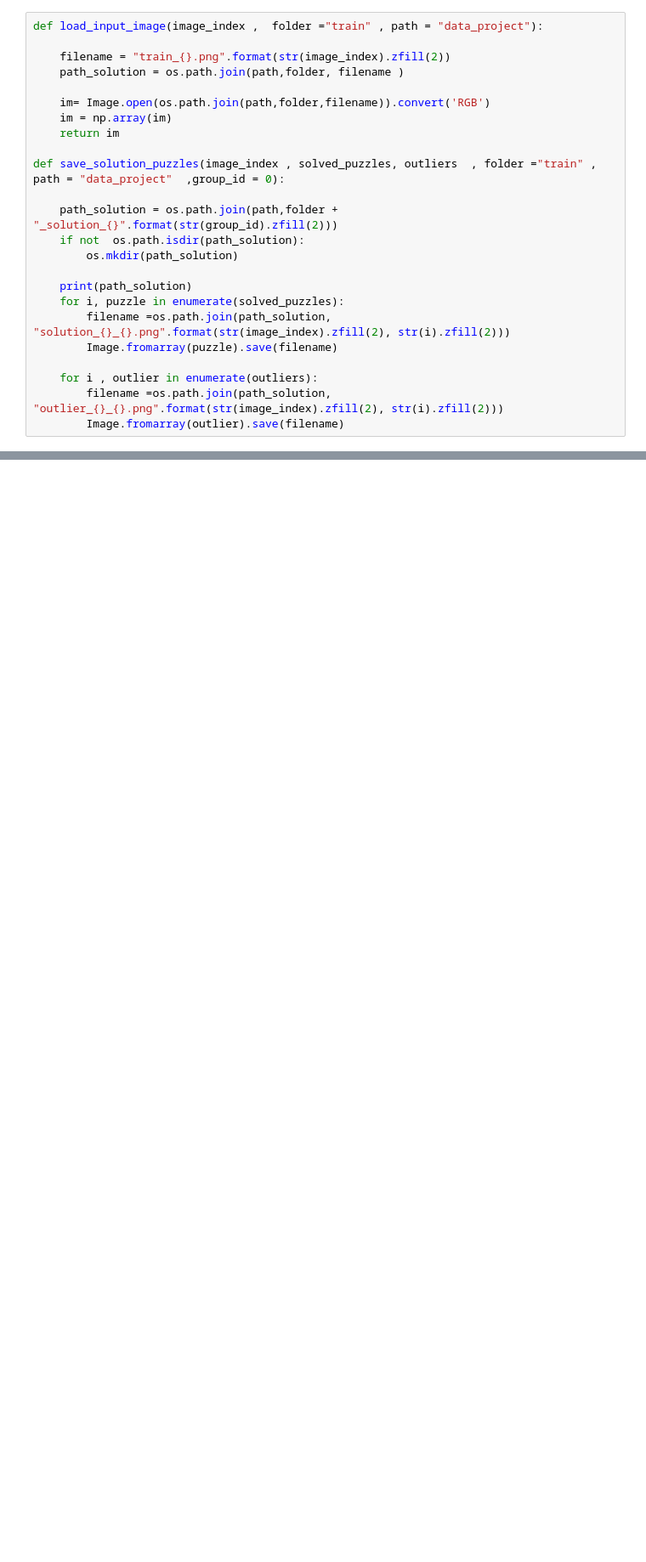
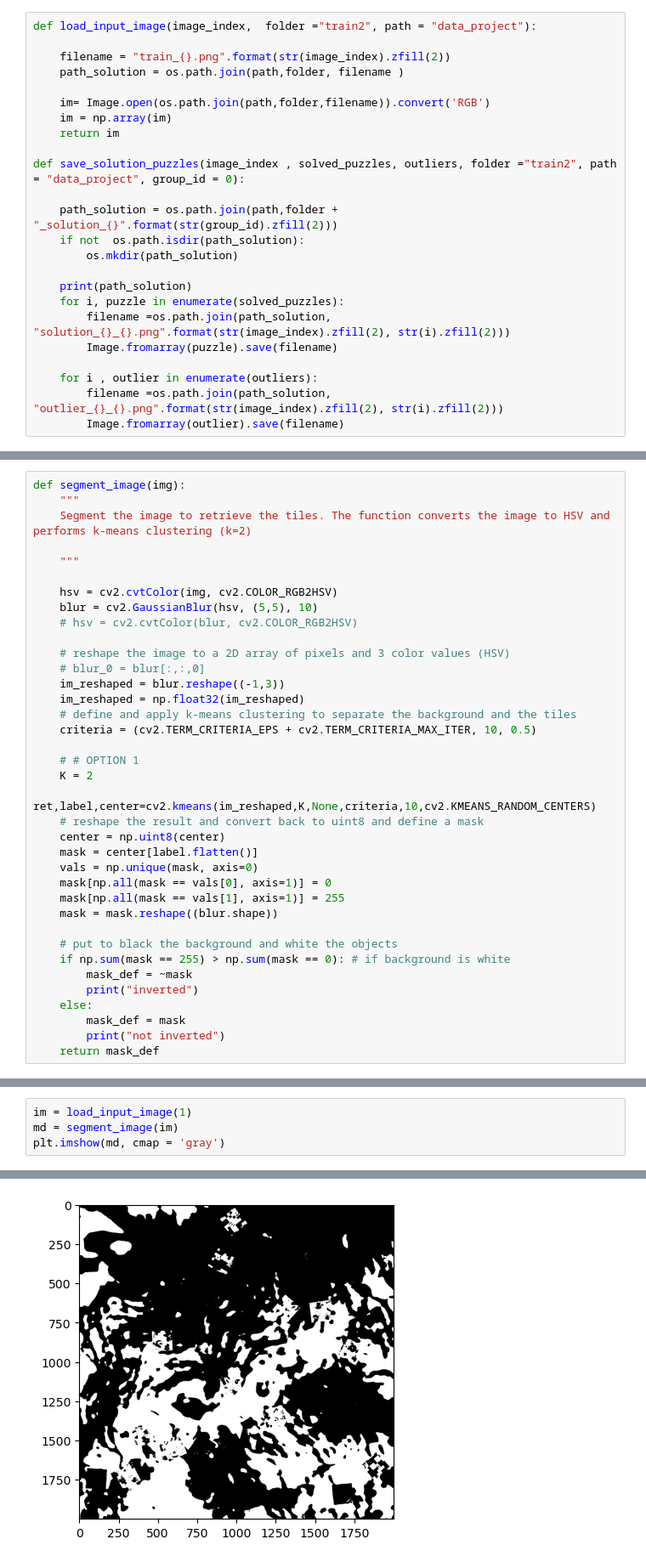
Before and after one commit to lindadelacombaz/iapr-2023, a Jupyter notebook: project copy.ipynb, the cells around one changed output, grey strips where cells are left out. Shown at 85% size. Saved outputs shown, nothing was run; the diff lists cells and outputs as text; blank space fills up the shorter version.

Commit message:
Updated tiles extraction

```diff
--- a/project copy.ipynb
+++ b/project copy.ipynb
@@ -202,7 +200,7 @@ import cv2
 import numpy as np
 import matplotlib.pyplot as plt
 # %%
-def load_input_image(image_index ,  folder ="train" , path = "data_project"):
+def load_input_image(image_index,  folder ="train2", path = "data_project"):
 
     filename = "train_{}.png".format(str(image_index).zfill(2))
     path_solution = os.path.join(path,folder, filename )
@@ -211,7 +209,7 @@ def load_input_image(image_index ,  folder ="train" , path = "data_project"):
     im = np.array(im)
     return im
 
-def save_solution_puzzles(image_index , solved_puzzles, outliers  , folder ="train" , path = "data_project"  ,group_id = 0):
+def save_solution_puzzles(image_index , solved_puzzles, outliers, folder ="train2", path = "data_project", group_id = 0):
 
     path_solution = os.path.join(path,folder + "_solution_{}".format(str(group_id).zfill(2)))
     if not  os.path.isdir(path_solution):
@@ -227,0 +277,37 @@ def save_solution_puzzles(image_index , solved_puzzles, outliers  , folder ="tra
+# %%
+def segment_image(img):
+    """
+    Segment the image to retrieve the tiles. The function converts the image to HSV and performs k-means clustering (k=2)
+
+    """
+
+    hsv = cv2.cvtColor(img, cv2.COLOR_RGB2HSV)
+    blur = cv2.GaussianBlur(hsv, (5,5), 10)
+    # hsv = cv2.cvtColor(blur, cv2.COLOR_RGB2HSV)
+
+    # reshape the image to a 2D array of pixels and 3 color values (HSV)
+    # blur_0 = blur[:,:,0]
+    im_reshaped = blur.reshape((-1,3))
+    im_reshaped = np.float32(im_reshaped)
+    # define and apply k-means clustering to separate the background and the tiles
+    criteria = (cv2.TERM_CRITERIA_EPS + cv2.TERM_CRITERIA_MAX_ITER, 10, 0.5)
+
+    # # OPTION 1
+    K = 2
+    ret,label,center=cv2.kmeans(im_reshaped,K,None,criteria,10,cv2.KMEANS_RANDOM_CENTERS)
+    # reshape the result and convert back to uint8 and define a mask
+    center = np.uint8(center)
+    mask = center[label.flatten()]
+    vals = np.unique(mask, axis=0)
+    mask[np.all(mask == vals[0], axis=1)] = 0
+    mask[np.all(mask == vals[1], axis=1)] = 255
+    mask = mask.reshape((blur.shape))
+
+    # put to black the background and white the objects
+    if np.sum(mask == 255) > np.sum(mask == 0): # if background is white
+        mask_def = ~mask
+        print("inverted")
+    else:
+        mask_def = mask
+        print("not inverted")
+    return mask_def
@@ -227,0 +368,5 @@ def save_solution_puzzles(image_index , solved_puzzles, outliers  , folder ="tra
+# %%
+im = load_input_image(1)
+md = segment_image(im)
+plt.imshow(md, cmap = 'gray')
+# %% [output]
@@ -227,0 +375 @@ def save_solution_puzzles(image_index , solved_puzzles, outliers  , folder ="tra
+[figure, added]
```
Also changed, not shown: parts of 19 cells of this notebook.
